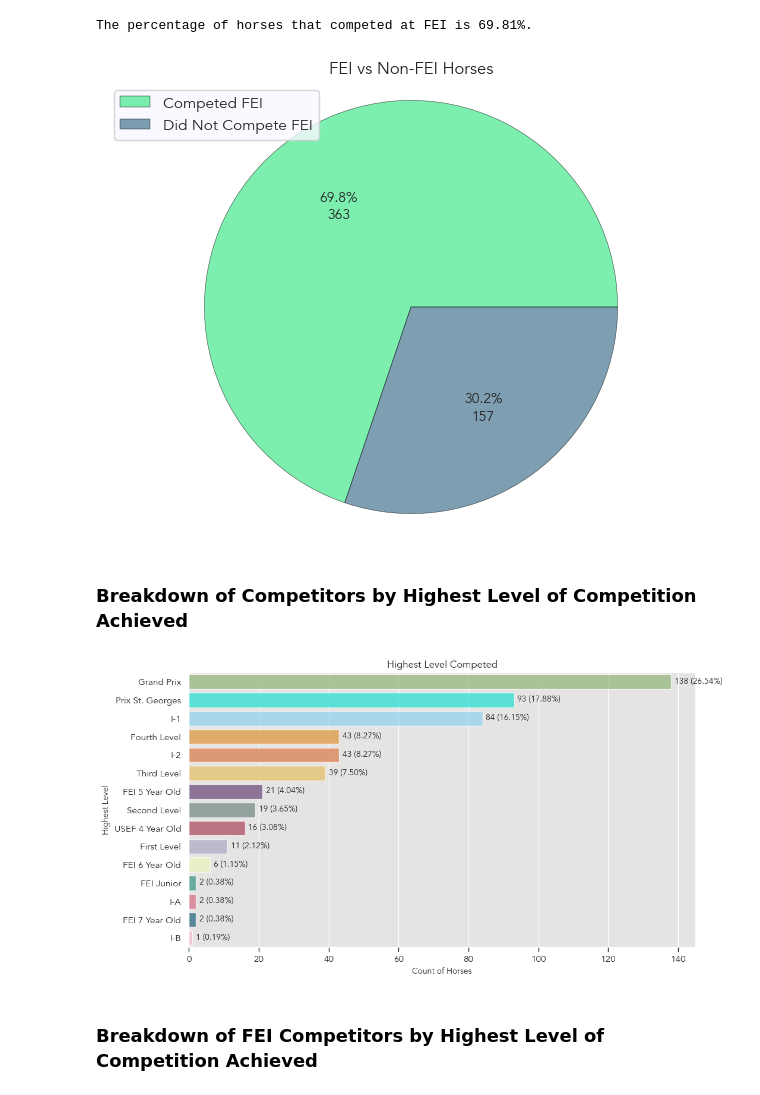
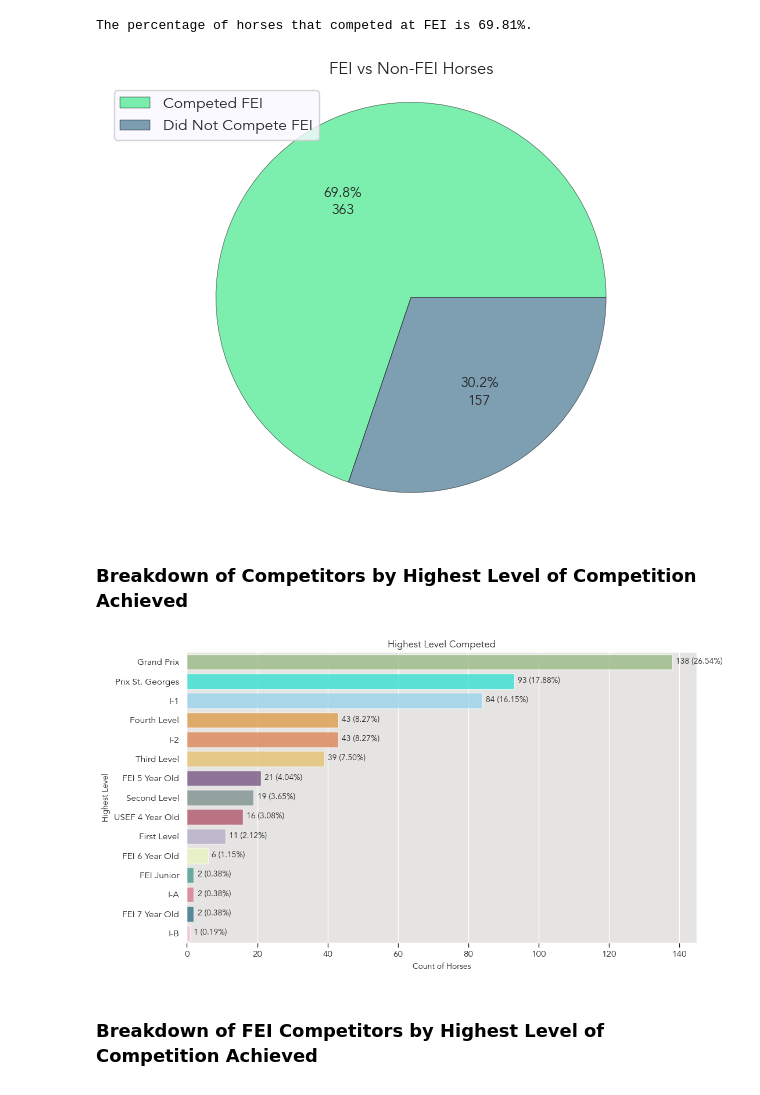
Before and after one commit to siobyrne/young-dressage-horse-program-analysis, a Jupyter notebook: younghorse.ipynb, the cells around one changed output. Drawn from its saved outputs; the diff is of its cells as text; code cells hidden in the pictures.

Commit message:
Add tight layout to figures

```diff
--- a/younghorse.ipynb
+++ b/younghorse.ipynb
@@ -255,47 +255,48 @@ plt.pie(fei_piechart, colors = ['#45e98c', '#477590'], autopct=lambda pct: func(
 # set legend options
 plt.legend(['Competed FEI', 'Did Not Compete FEI'], loc='upper left')
 plt.axis('equal')
-plt.tight_layout()
 
 # set title
 plt.title('FEI vs Non-FEI Horses')
 
 # save and show figure
+plt.tight_layout()
 plt.savefig('images/fei-vs-non-fei.png')
 plt.show()
 # %% [output]
-[figure, old version]
+[figure, new version]
 # %% [markdown]
 ### Breakdown of Competitors by Highest Level of Competition Achieved
 # %%
 # create a countplot to display the breakdown of highest level competed
 
 # set figure size
 ax = plt.subplots(figsize=(11, 6))
 
 # set counplot options
 ax = sns.countplot(
    y = 'HighestLevel',
    data = total_horses,
    palette = color_palette,
    alpha = 0.7,
    order = total_horses['HighestLevel'].value_counts().index
 )
 
 # add annotation for count and percentage of each level
 for p in ax.patches:
     ax.annotate("{:0,.0f} ({:,.2f}%)".format(p.get_width(), p.get_width()*100/total_horses_count), (p.get_x() + p.get_width() + 1, p.get_y() + .4), ha = 'left', va = 'center')
 
 # set title, xlabel and ylabel
 plt.title('Highest Level Competed')
 plt.xlabel('Count of Horses')
 plt.ylabel('Highest Level')
 
 # save and show figure
+plt.tight_layout()
 plt.savefig('images/highest-level-breakdown.png')
 plt.show()
 # %% [output]
-[figure, old version]
+[figure, new version]
 # %% [markdown]
 ### Breakdown of FEI Competitors by Highest Level of Competition Achieved
 # %%
```
Also changed, not shown: parts of 14 cells of this notebook, 16 other files.
